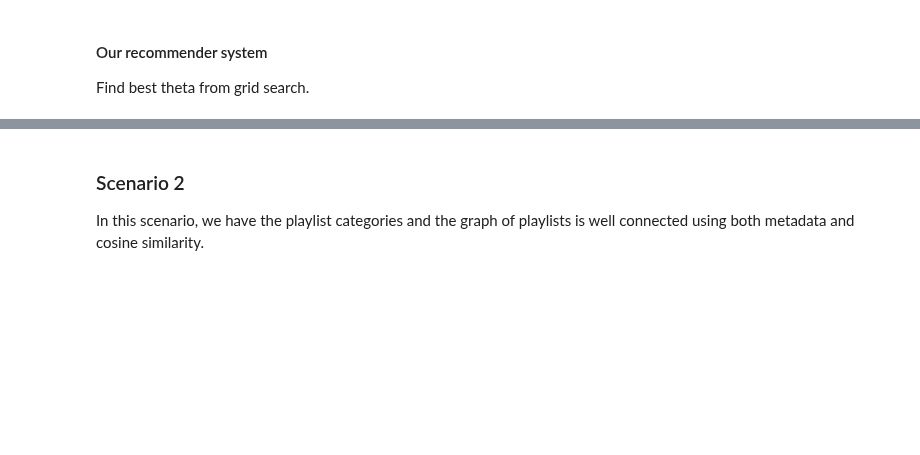
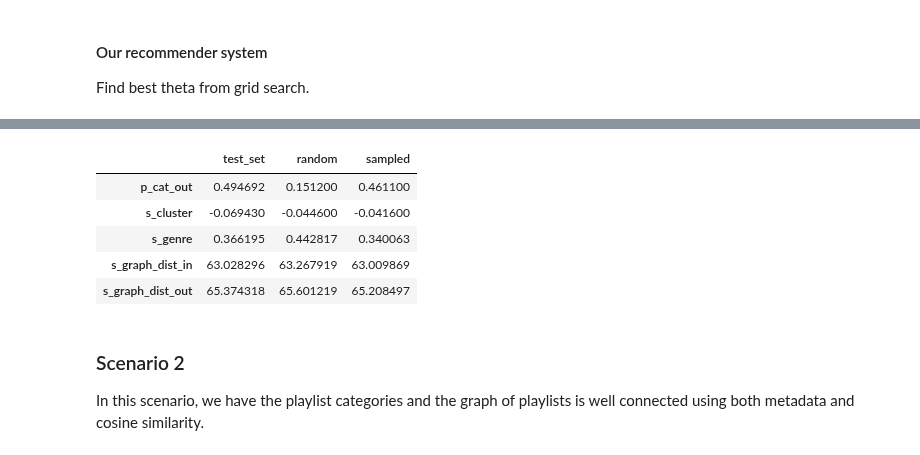
Before and after one commit to kikohs/recog, a Jupyter notebook: notebook/Rec sys.ipynb, the cells around one changed output, grey strips where cells are left out. Saved outputs shown, nothing was run; the diff lists cells and outputs as text; code cells hidden in the pictures; blank space fills up the shorter version.

```diff
--- a/notebook/Rec sys.ipynb
+++ b/notebook/Rec sys.ipynb
@@ -539,0 +607,7 @@ results_exp1_s1
+# %%
+best_theta_p_s1 = 25
+# results_gs_theta_playlist_exp1_s1 = grid_search_theta_playlist()
+exp1_s1_d = find_best_theta(results_gs_theta_playlist_exp1_s1)
+data_path = os.path.join(SCENARIO_DIR, 'exp1_s1_best_theta_p' + str(exp1_s1_d['theta_playlist']))
+np.savez(data_path, A=exp1_s1_d['a'], B=exp1_s1_d['b'])
+print 'Best theta playlist:', exp1_s1_d['theta_playlist']
@@ -539,0 +644,2 @@ results_exp1_s1
+# %%
+exp1_s1_results2 = run_validation(data_path, exp1_s1_d['a'], exp1_s1_d['b'], sample_size=0, with_sampled_playlists=True)
@@ -540,3 +648,12 @@ results_exp1_s1
+# %%
+exp1_s1_results2
+# %% [output]
+|  | test_set | random | sampled |
+| p_cat_out | 0.494692 | 0.151200 | 0.461100 |
+| s_cluster | -0.069430 | -0.044600 | -0.041600 |
+| s_genre | 0.366195 | 0.442817 | 0.340063 |
+| s_graph_dist_in | 63.028296 | 63.267919 | 63.009869 |
+| s_graph_dist_out | 65.374318 | 65.601219 | 65.208497 |
 # %% [markdown]
 ### Scenario 2
 
```
Also changed, not shown: parts of 21 cells of this notebook, 1 other file.
